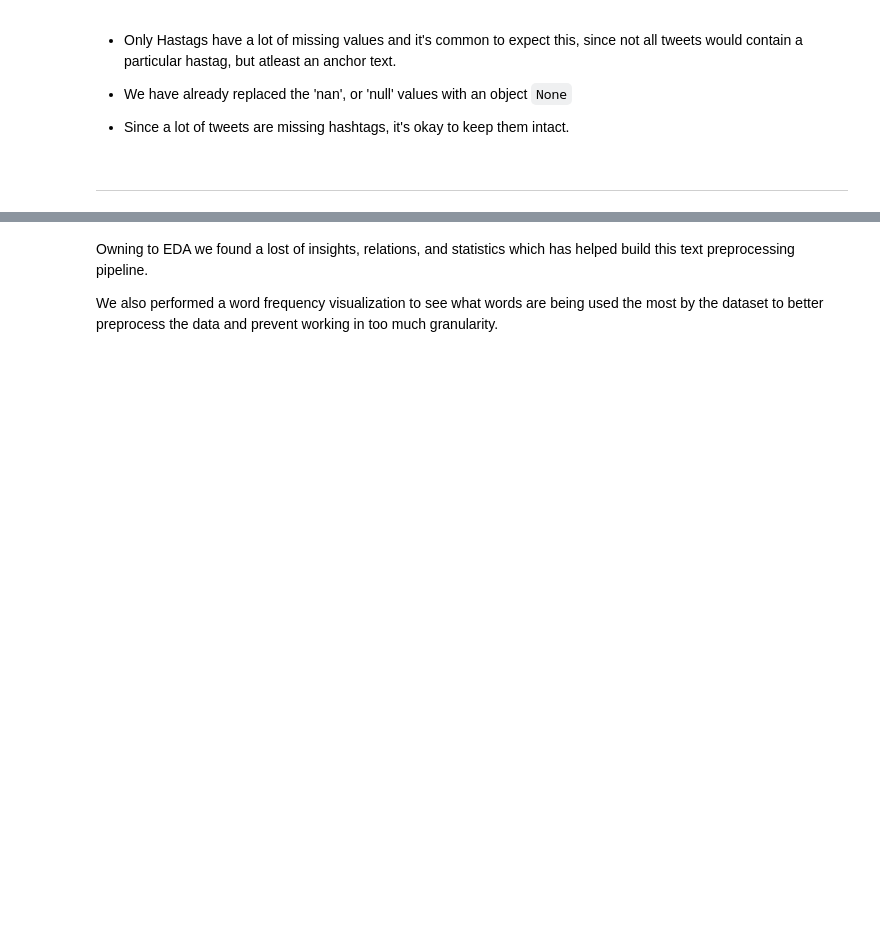
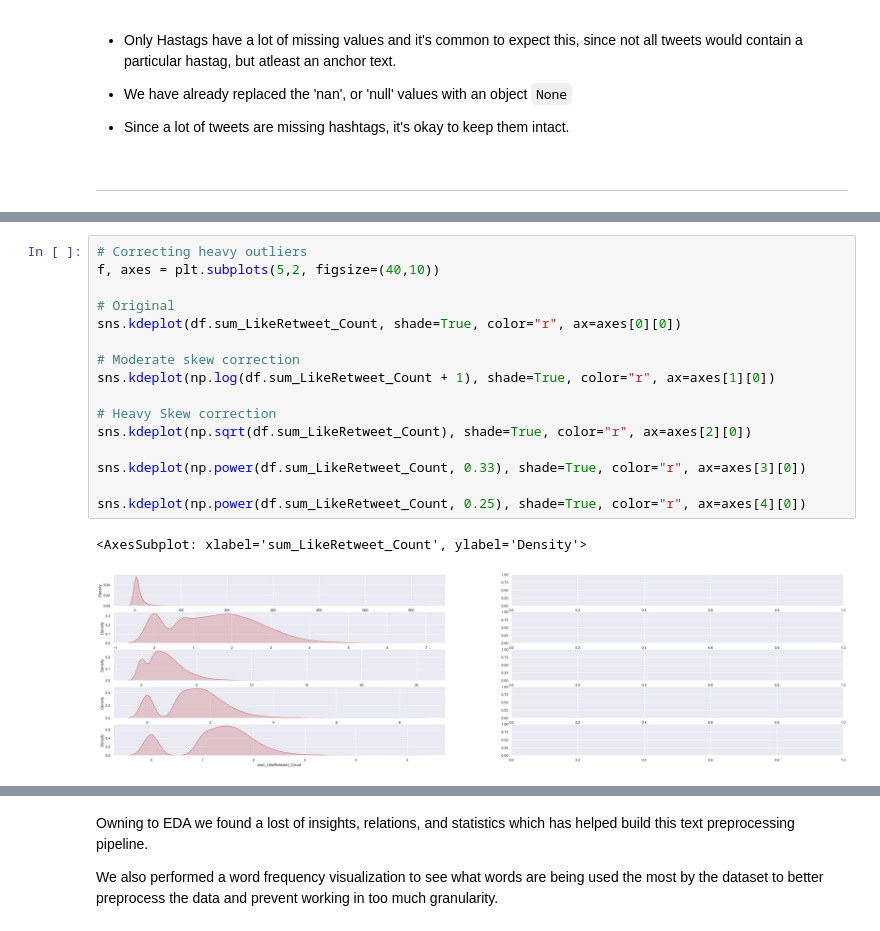
Before and after one commit to pranzell/pranzell.github.io, a Jupyter notebook: source/modules/DataPreprocessing_EDA.ipynb, the cells around one changed output, grey strips where cells are left out. Cells and saved outputs as stored; diff of their text form; blank space fills up the shorter version.

```diff
--- a/source/modules/DataPreprocessing_EDA.ipynb
+++ b/source/modules/DataPreprocessing_EDA.ipynb
@@ -870,0 +1068,19 @@ Missing Values for each Feature Set:
+# %%
+# Correcting heavy outliers
+f, axes = plt.subplots(5,2, figsize=(40,10))
+
+# Original
+sns.kdeplot(df.sum_LikeRetweet_Count, shade=True, color="r", ax=axes[0][0])
+
+# Moderate skew correction
+sns.kdeplot(np.log(df.sum_LikeRetweet_Count + 1), shade=True, color="r", ax=axes[1][0])
+
+# Heavy Skew correction
+sns.kdeplot(np.sqrt(df.sum_LikeRetweet_Count), shade=True, color="r", ax=axes[2][0])
+
+sns.kdeplot(np.power(df.sum_LikeRetweet_Count, 0.33), shade=True, color="r", ax=axes[3][0])
+
+sns.kdeplot(np.power(df.sum_LikeRetweet_Count, 0.25), shade=True, color="r", ax=axes[4][0])
+# %% [output]
+<AxesSubplot: xlabel='sum_LikeRetweet_Count', ylabel='Density'>
+[figure, added]
```
Also changed, not shown: parts of 73 cells of this notebook.
